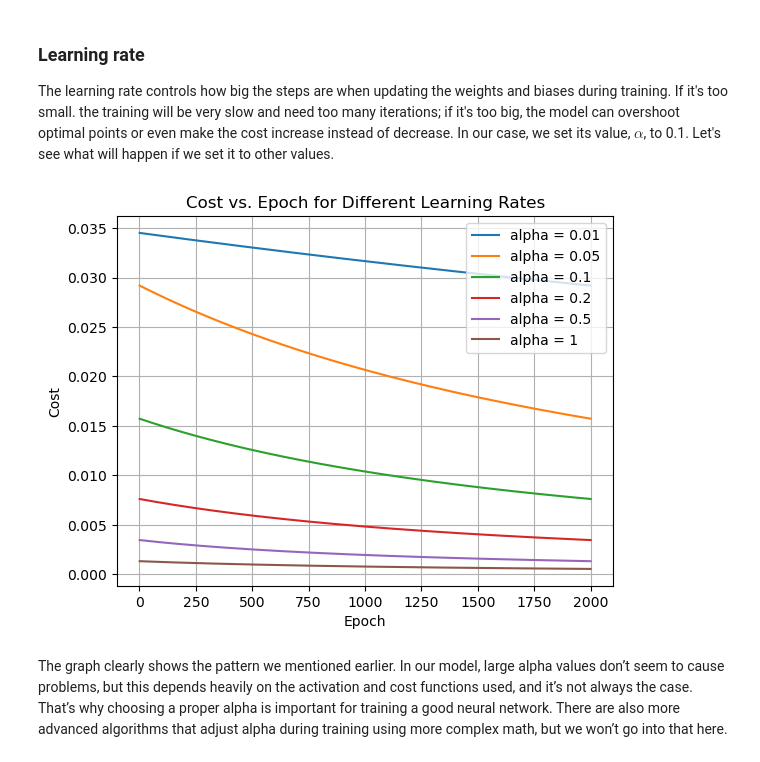
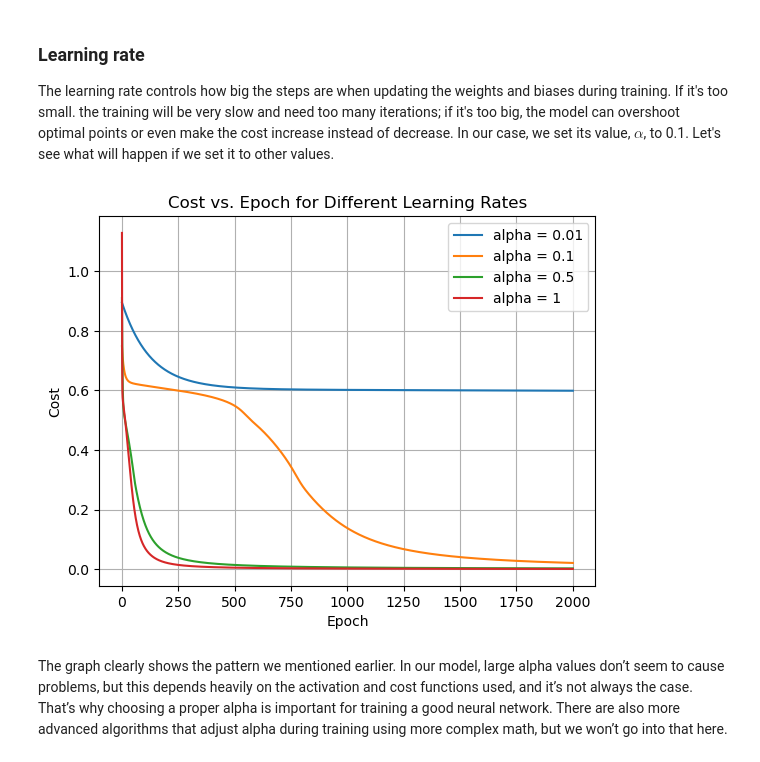
Before and after one commit to acdu01/neural-network-teach-in, a Jupyter notebook: neuralnet.ipynb, the cells around one changed output. Drawn from its saved outputs; the diff is of its cells as text; code cells hidden in the pictures.

Commit message:
fix alpha sweep

```diff
--- a/neuralnet.ipynb
+++ b/neuralnet.ipynb
@@ -529,27 +530,27 @@ The learning rate controls how big the steps are when updating the weights and b
 If it's too small. the training will be very slow and need too many iterations; if it's too big, the model can overshoot optimal points or even make the cost increase instead of decrease.
 In our case, we set its value, $\alpha$, to 0.1. Let's see what will happen if we set it to other values.
 # %%
-alpha_values = [0.01, 0.05, 0.1, 0.2, 0.5, 1]  # Try different learning rates
+alpha_values = [0.01, 0.1, 0.5, 1]  # Try different learning rates
 costs_by_alpha = {}
 
 # Train with each alpha and store the costs
 for alpha in alpha_values:
-    costs = train(alpha=alpha)
+    costs = training.train(alpha=alpha)
     costs_by_alpha[alpha] = costs
 
 # Plot all curves
 for alpha, costs in costs_by_alpha.items():
     epochs = range(1, len(costs) + 1)
     plt.plot(epochs, costs, label=f'alpha = {alpha}')
 
 plt.xlabel('Epoch')
 plt.ylabel('Cost')
 plt.title('Cost vs. Epoch for Different Learning Rates')
 plt.legend()
 plt.grid(True)
 plt.show()
 # %% [output]
-[figure, old version]
+[figure, new version]
 # %% [markdown]
 The graph clearly shows the pattern we mentioned earlier. In our model, large alpha values don’t seem to cause problems, but this depends heavily on the activation and cost functions used, and it’s not always the case. That’s why choosing a proper alpha is important for training a good neural network. There are also more advanced algorithms that adjust alpha during training using more complex math, but we won’t go into that here.
 # %% [markdown]
```
Also changed, not shown: parts of 5 cells of this notebook, 1 other file.
